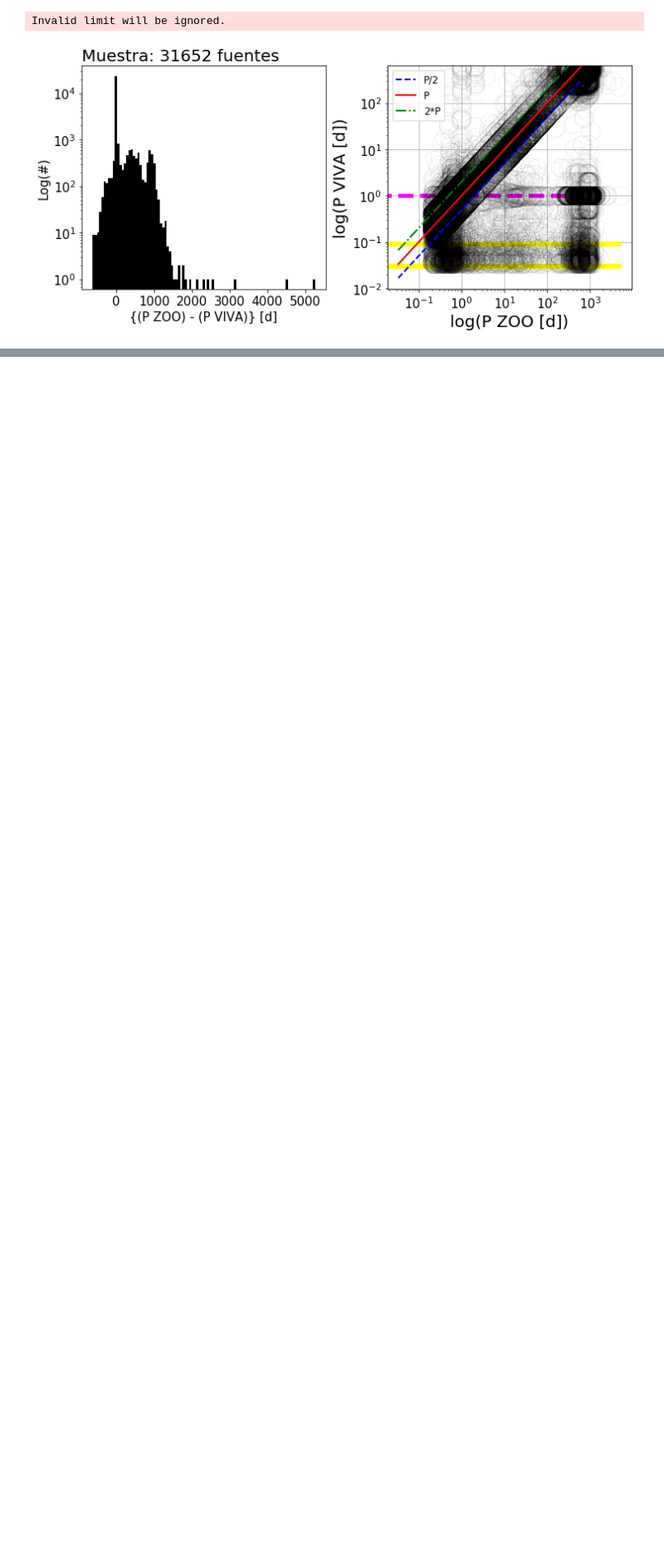
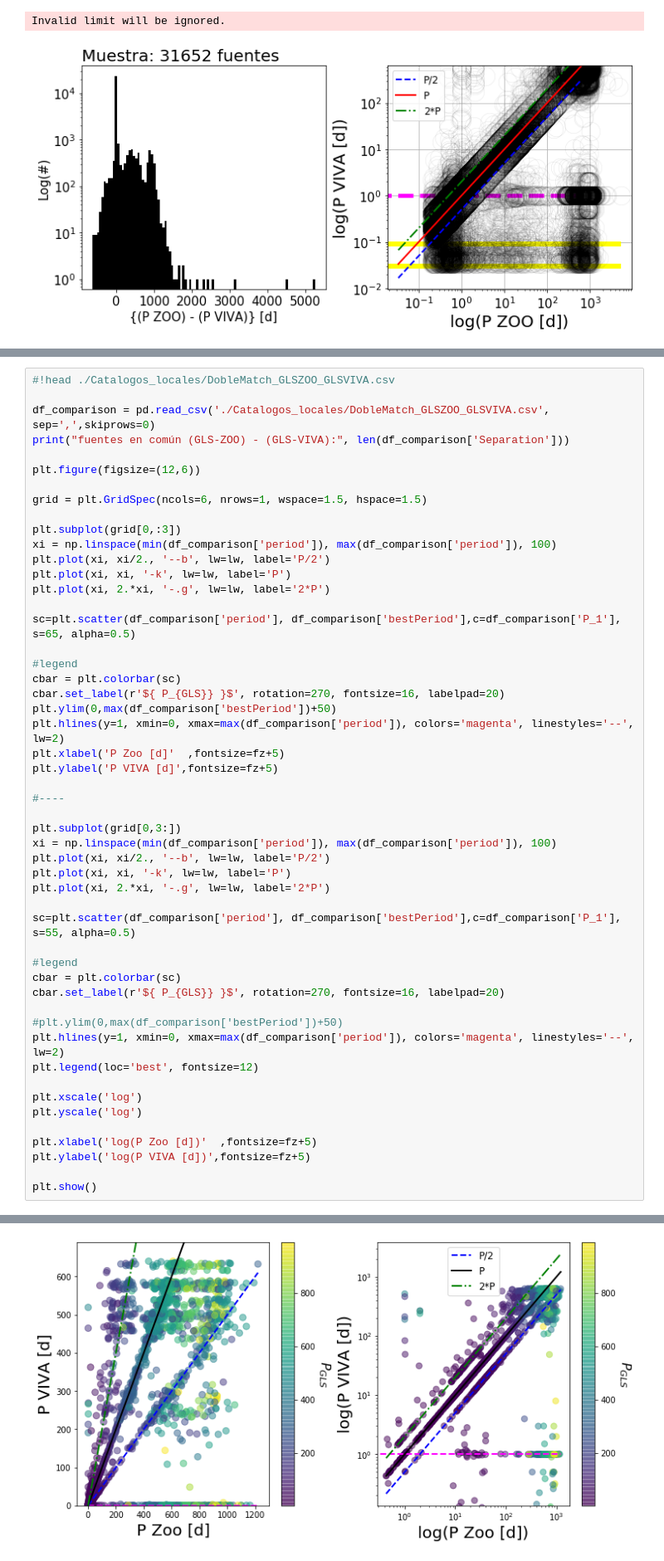
Before and after one commit to nicomedinap/VariableStarZoo, a Jupyter notebook: Visualizacion_de_datos.ipynb, the cells around one changed output, grey strips where cells are left out. Shown at 83% size. Saved outputs shown, nothing was run; the diff lists cells and outputs as text; blank space fills up the shorter version.

```diff
--- a/Visualizacion_de_datos.ipynb
+++ b/Visualizacion_de_datos.ipynb
@@ -484,0 +582,52 @@ Veamos si funciona.
+# %%
+#!head ./Catalogos_locales/DobleMatch_GLSZOO_GLSVIVA.csv
+
+df_comparison = pd.read_csv('./Catalogos_locales/DobleMatch_GLSZOO_GLSVIVA.csv', sep=',',skiprows=0)
+print("fuentes en común (GLS-ZOO) - (GLS-VIVA):", len(df_comparison['Separation']))
+
+plt.figure(figsize=(12,6))
+
+grid = plt.GridSpec(ncols=6, nrows=1, wspace=1.5, hspace=1.5)
+
+plt.subplot(grid[0,:3])
+xi = np.linspace(min(df_comparison['period']), max(df_comparison['period']), 100)
+plt.plot(xi, xi/2., '--b', lw=lw, label='P/2')
+plt.plot(xi, xi, '-k', lw=lw, label='P')
+plt.plot(xi, 2.*xi, '-.g', lw=lw, label='2*P')
+
+sc=plt.scatter(df_comparison['period'], df_comparison['bestPeriod'],c=df_comparison['P_1'], s=65, alpha=0.5)
+
+#legend
+cbar = plt.colorbar(sc)
+cbar.set_label(r'${ P_{GLS}} }$', rotation=270, fontsize=16, labelpad=20)
+plt.ylim(0,max(df_comparison['bestPeriod'])+50)
+plt.hlines(y=1, xmin=0, xmax=max(df_comparison['period']), colors='magenta', linestyles='--', lw=2)
+plt.xlabel('P Zoo [d]'  ,fontsize=fz+5)
+plt.ylabel('P VIVA [d]',fontsize=fz+5)
+
+#----
+
+plt.subplot(grid[0,3:])
+xi = np.linspace(min(df_comparison['period']), max(df_comparison['period']), 100)
+plt.plot(xi, xi/2., '--b', lw=lw, label='P/2')
+plt.plot(xi, xi, '-k', lw=lw, label='P')
+plt.plot(xi, 2.*xi, '-.g', lw=lw, label='2*P')
+
+sc=plt.scatter(df_comparison['period'], df_comparison['bestPeriod'],c=df_comparison['P_1'], s=55, alpha=0.5)
+
+#legend
+cbar = plt.colorbar(sc)
+cbar.set_label(r'${ P_{GLS}} }$', rotation=270, fontsize=16, labelpad=20)
+
+#plt.ylim(0,max(df_comparison['bestPeriod'])+50)
+plt.hlines(y=1, xmin=0, xmax=max(df_comparison['period']), colors='magenta', linestyles='--', lw=2)
+plt.legend(loc='best', fontsize=12)
+
+plt.xscale('log')
+plt.yscale('log')
+
+plt.xlabel('log(P Zoo [d])'  ,fontsize=fz+5)
+plt.ylabel('log(P VIVA [d])',fontsize=fz+5)
+
+plt.show()
+# %% [output]
@@ -484,0 +635 @@ Veamos si funciona.
+[figure, added]
```
Also changed, not shown: parts of 9 cells of this notebook.
